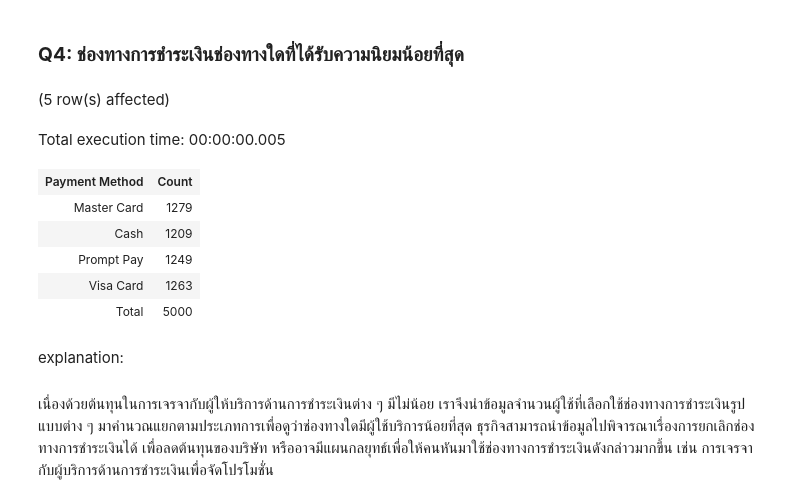
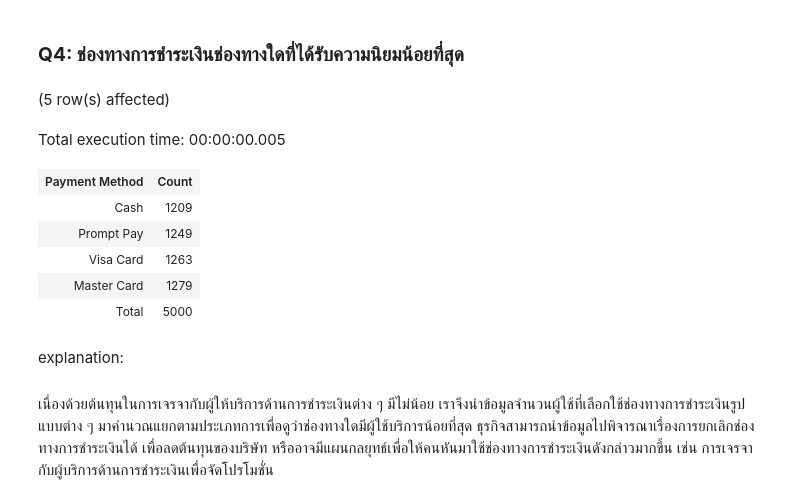
Before and after one commit to punnnnnnnnn/DB-IKEA, a Jupyter notebook: report-db-ikea-hk.ipynb, the cells around one changed output. Drawn from its saved outputs; the diff is of its cells as text; code cells hidden in the pictures.

```diff
--- a/report-db-ikea-hk.ipynb
+++ b/report-db-ikea-hk.ipynb
@@ -306,20 +306,21 @@ explanation:
 # %%
 SELECT p.payment_desc "Payment Method",
     COUNT(*) "Count"
 FROM public."Order" o
 LEFT JOIN public."Payment" p ON o.payment_id = p.payment_id
 GROUP BY "Payment Method"
 UNION
 SELECT 'Total', COUNT(*)
 FROM public."Order"
+ORDER BY "Count"
 # %% [output]
 (5 row(s) affected)
 Total execution time: 00:00:00.005
 | Payment Method | Count |
-| Master Card | 1279 |
 | Cash | 1209 |
 | Prompt Pay | 1249 |
 | Visa Card | 1263 |
+| Master Card | 1279 |
 | Total | 5000 |
 # %% [markdown]
 explanation:
```
